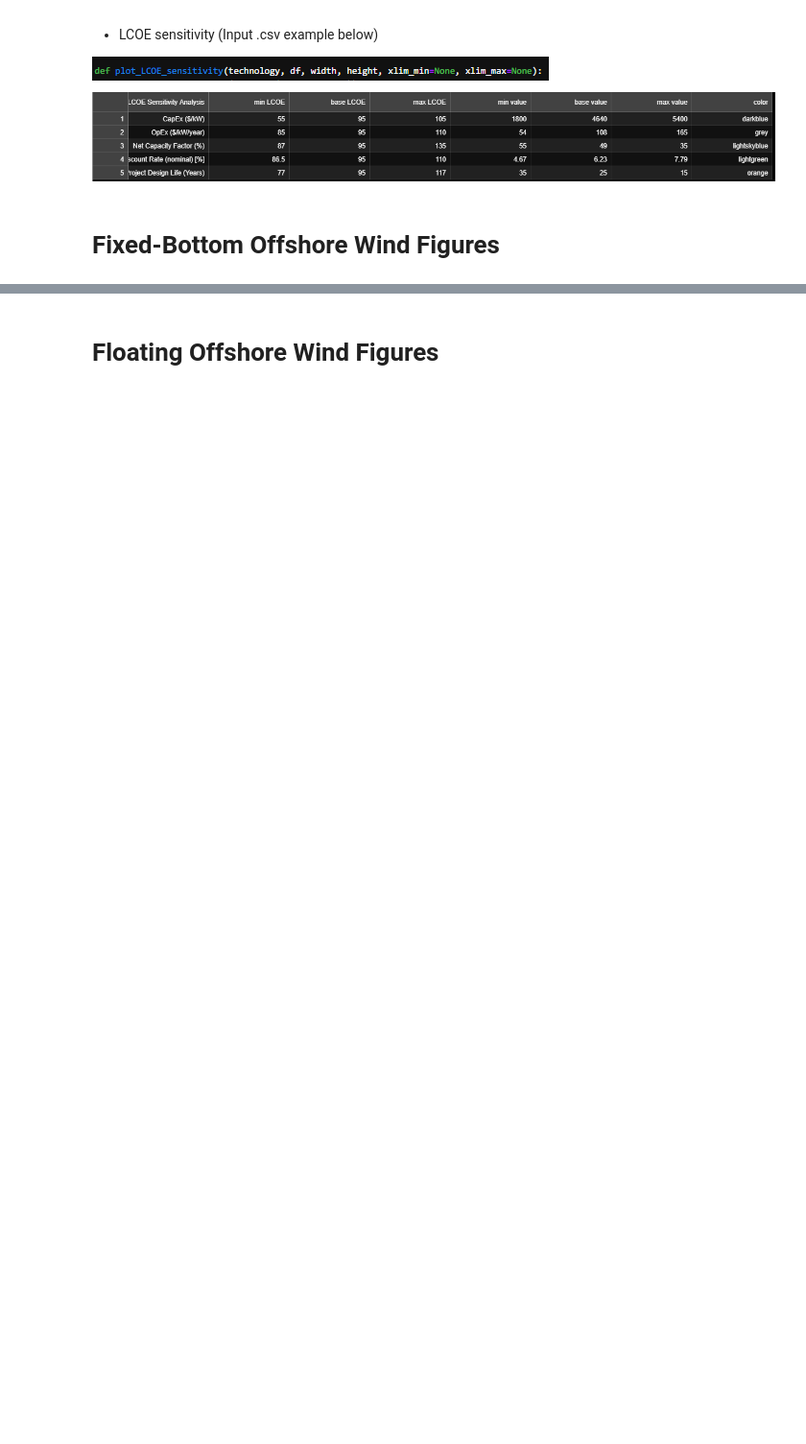
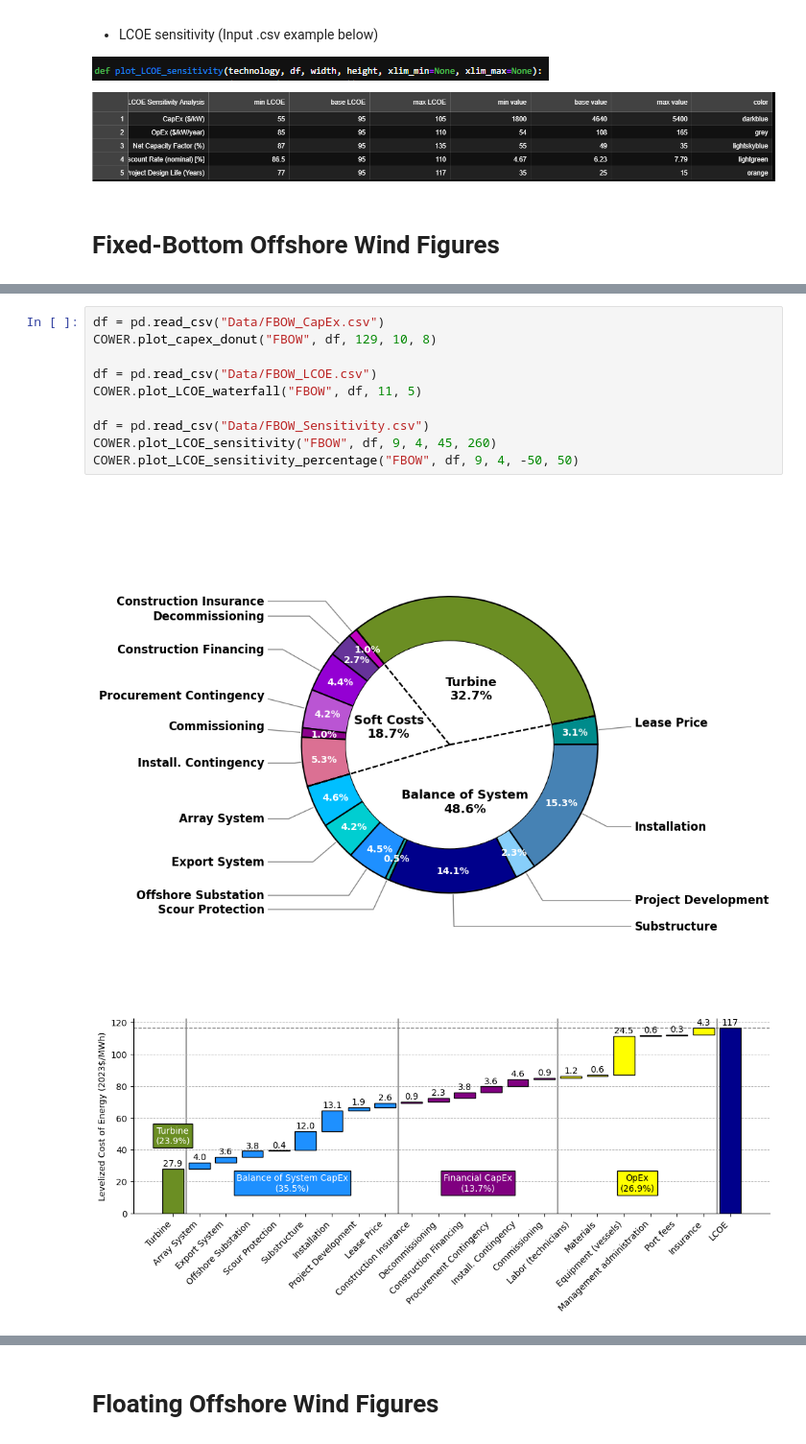
Before and after one commit to dmulash/Annual_Reporting_Workflow, a Jupyter notebook: COWER.ipynb, the cells around one changed output, grey strips where cells are left out. Shown at 96% size. Drawn from its saved outputs; the diff is of its cells as text; blank space fills up the shorter version.

```diff
--- a/COWER.ipynb
+++ b/COWER.ipynb
@@ -41,0 +29,13 @@ COWER.plot_LCOE_sensitivity("FBOW", df, 9, 4, 45, 260)
+# %%
+df = pd.read_csv("Data/FBOW_CapEx.csv")
+COWER.plot_capex_donut("FBOW", df, 129, 10, 8)
+
+df = pd.read_csv("Data/FBOW_LCOE.csv")
+COWER.plot_LCOE_waterfall("FBOW", df, 11, 5)
+
+df = pd.read_csv("Data/FBOW_Sensitivity.csv")
+COWER.plot_LCOE_sensitivity("FBOW", df, 9, 4, 45, 260)
+COWER.plot_LCOE_sensitivity_percentage("FBOW", df, 9, 4, -50, 50)
+# %% [output]
+[figure, added]
+[figure, added]
```
Also changed, not shown: parts of 6 cells of this notebook, 1 other file.
